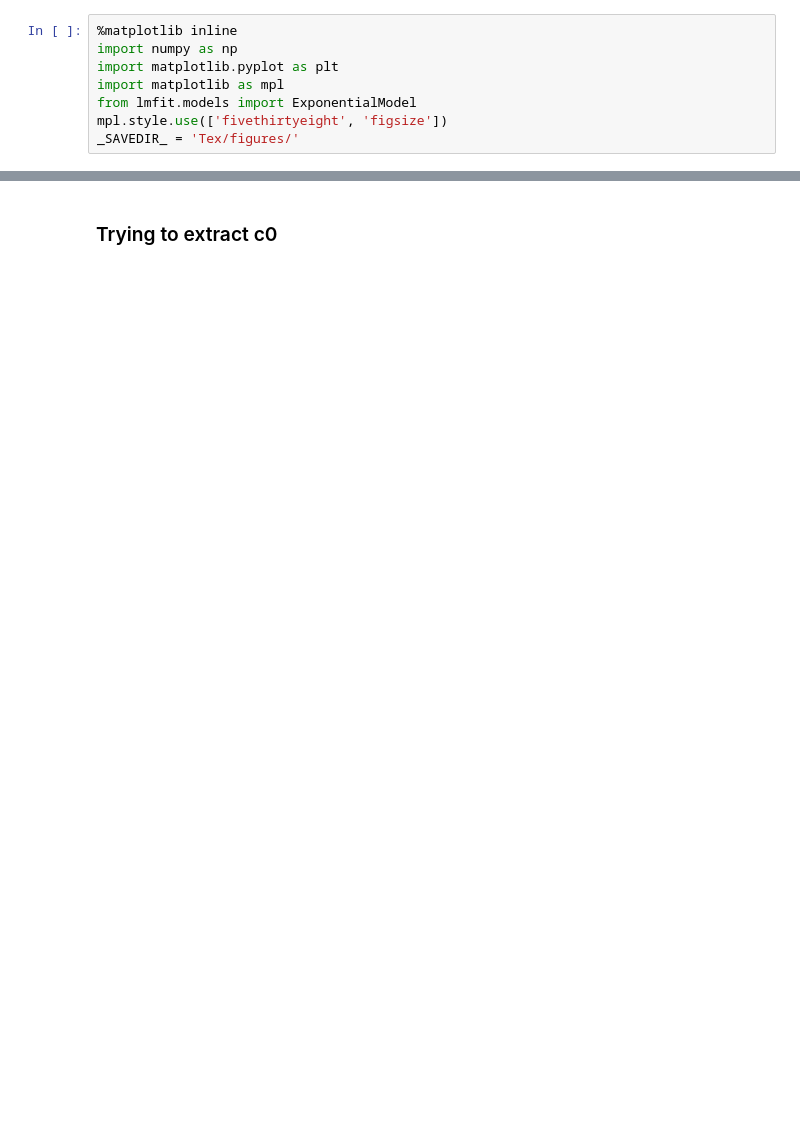
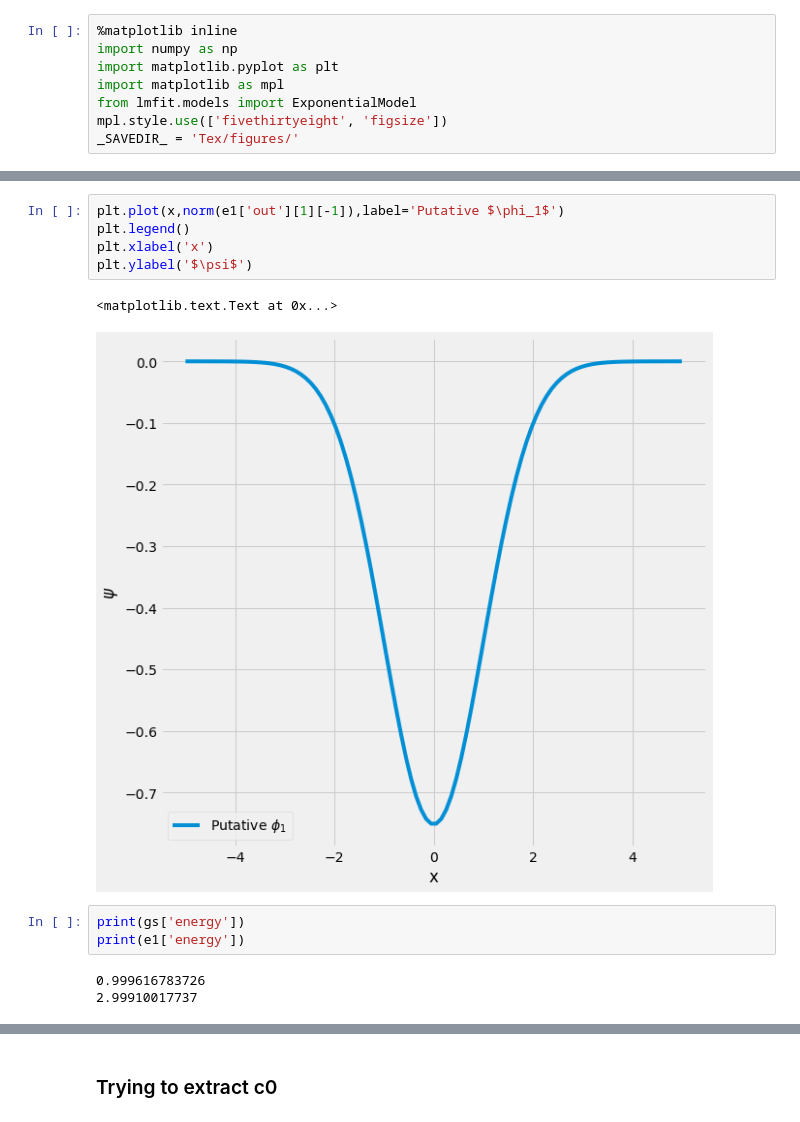
Before and after one commit to ianhi/courses, a Jupyter notebook: AC274/HW/HW_4/HW_4.ipynb, the cells around one changed output, grey strips where cells are left out. Cells and saved outputs as stored; diff of their text form; blank space fills up the shorter version.

```diff
--- a/AC274/HW/HW_4/HW_4.ipynb
+++ b/AC274/HW/HW_4/HW_4.ipynb
@@ -181,0 +215,14 @@ out = ADR_with_history(x,f,pot,dt,delta, 0,NX,Nsteps)
+# %%
+plt.plot(x,norm(e1['out'][1][-1]),label='Putative $\phi_1$')
+plt.legend()
+plt.xlabel('x')
+plt.ylabel('$\psi$')
+# %% [output]
+<matplotlib.text.Text at 0x...>
+[figure, added]
+# %%
+print(gs['energy'])
+print(e1['energy'])
+# %% [output]
+0.999616783726
+2.99910017737
```
Also changed, not shown: parts of 38 cells of this notebook, 12 other files.
